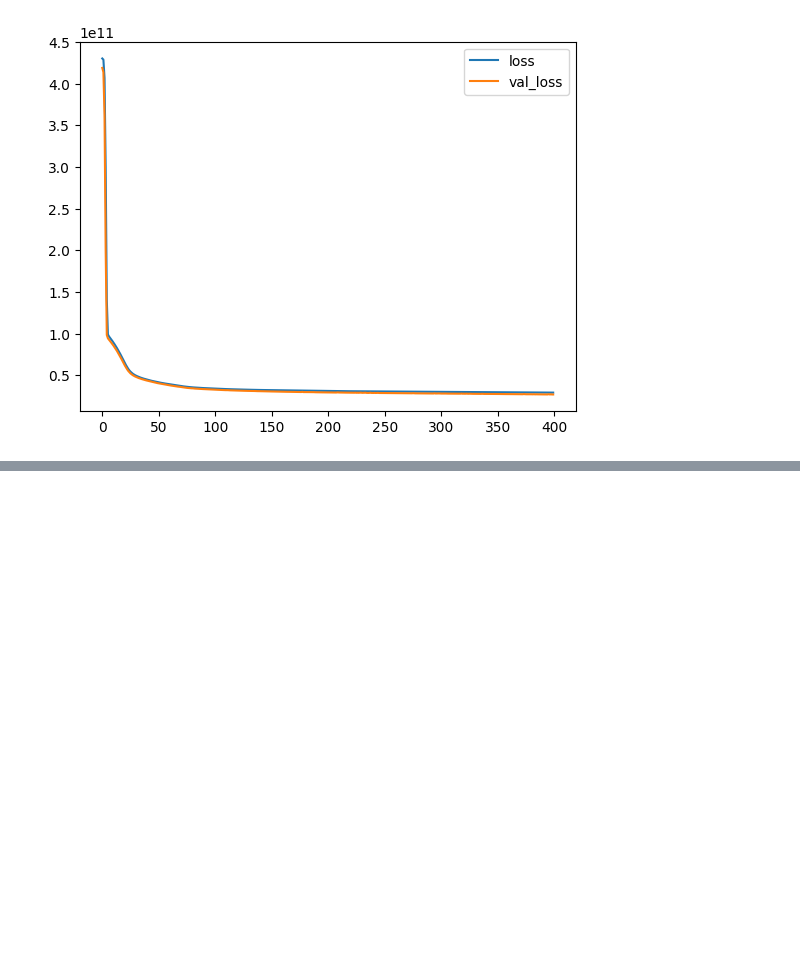
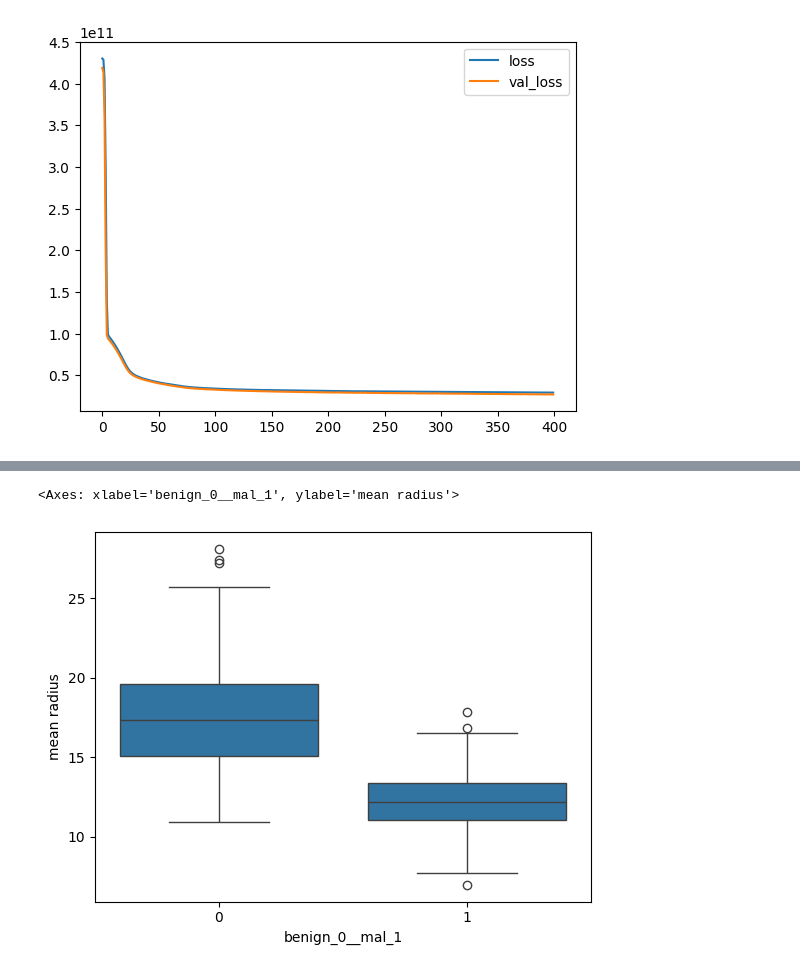
Before and after one commit to atiyehghm/DeepLearningSelfStudy, a Jupyter notebook: Keras_basics.ipynb, the cells around one changed output, grey strips where cells are left out. Saved outputs shown, nothing was run; the diff lists cells and outputs as text; code cells hidden in the pictures; blank space fills up the shorter version.

Commit message:
Classification included

```diff
--- a/Keras_basics.ipynb
+++ b/Keras_basics.ipynb
@@ -385,0 +393,3 @@ loss.plot()
+# %%
+df = pd.read_csv('/content/cancer_classification.csv')
+df.head()
@@ -385,0 +445,5 @@ loss.plot()
+# %%
+sns.boxplot(x='benign_0__mal_1', y='mean radius', data=df)
+# %% [output]
+<Axes: xlabel='benign_0__mal_1', ylabel='mean radius'>
+[figure, added]
```
Also changed, not shown: parts of 22 cells of this notebook.
